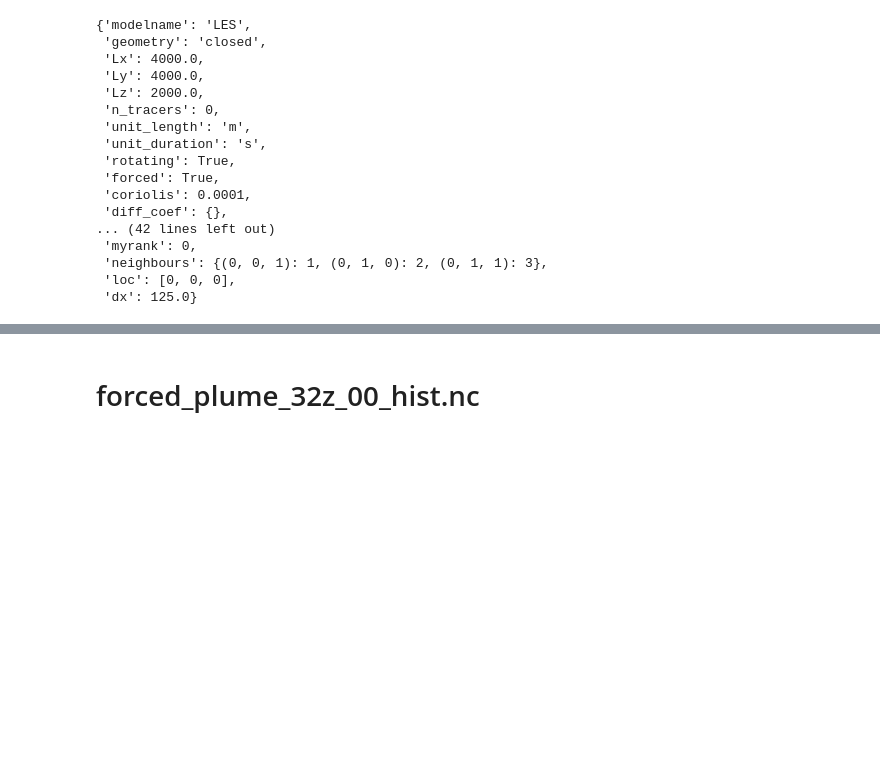
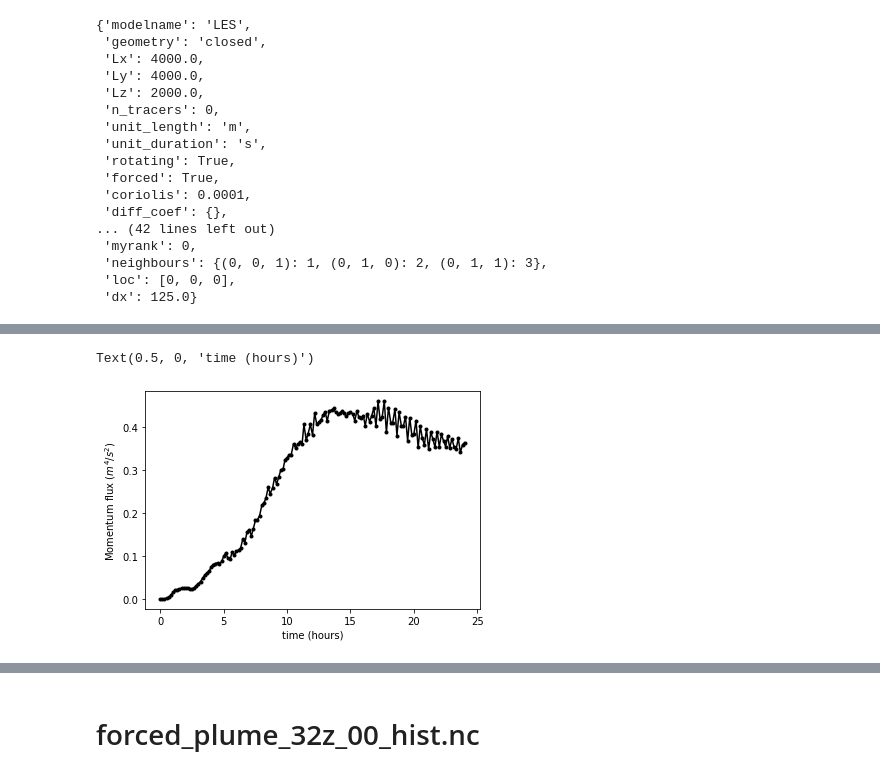
Before and after one commit to cpierard/Nyles, a Jupyter notebook: notebooks/Fluxes.ipynb, the cells around one changed output, grey strips where cells are left out. Saved outputs shown, nothing was run; the diff lists cells and outputs as text; code cells hidden in the pictures; blank space fills up the shorter version.

```diff
--- a/notebooks/Fluxes.ipynb
+++ b/notebooks/Fluxes.ipynb
@@ -75,2 +29,0 @@ w.shape
-# %%
-w = diagnostics.velocity_interpolation(w, axis=1)
@@ -128,0 +128,9 @@ Text(0.5, 0, 'time (hours)')
+# %%
+AA = Flux('momentum')
+plt.plot(exp.time/3600, AA, 'k.-')
+
+plt.ylabel('Momentum flux ($m^4/s^2$)')
+plt.xlabel('time (hours)')
+# %% [output]
+Text(0.5, 0, 'time (hours)')
+[figure, added]
```
Also changed, not shown: parts of 26 cells of this notebook, 2 other files.
